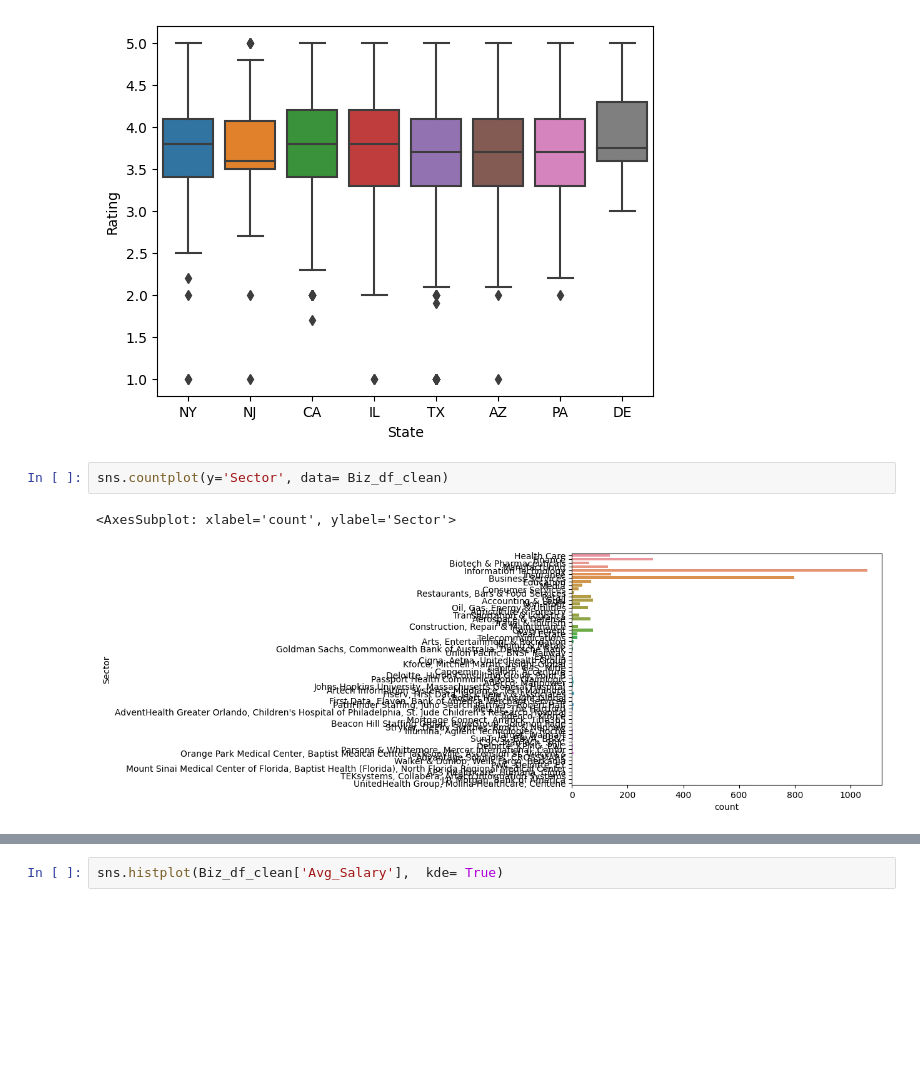
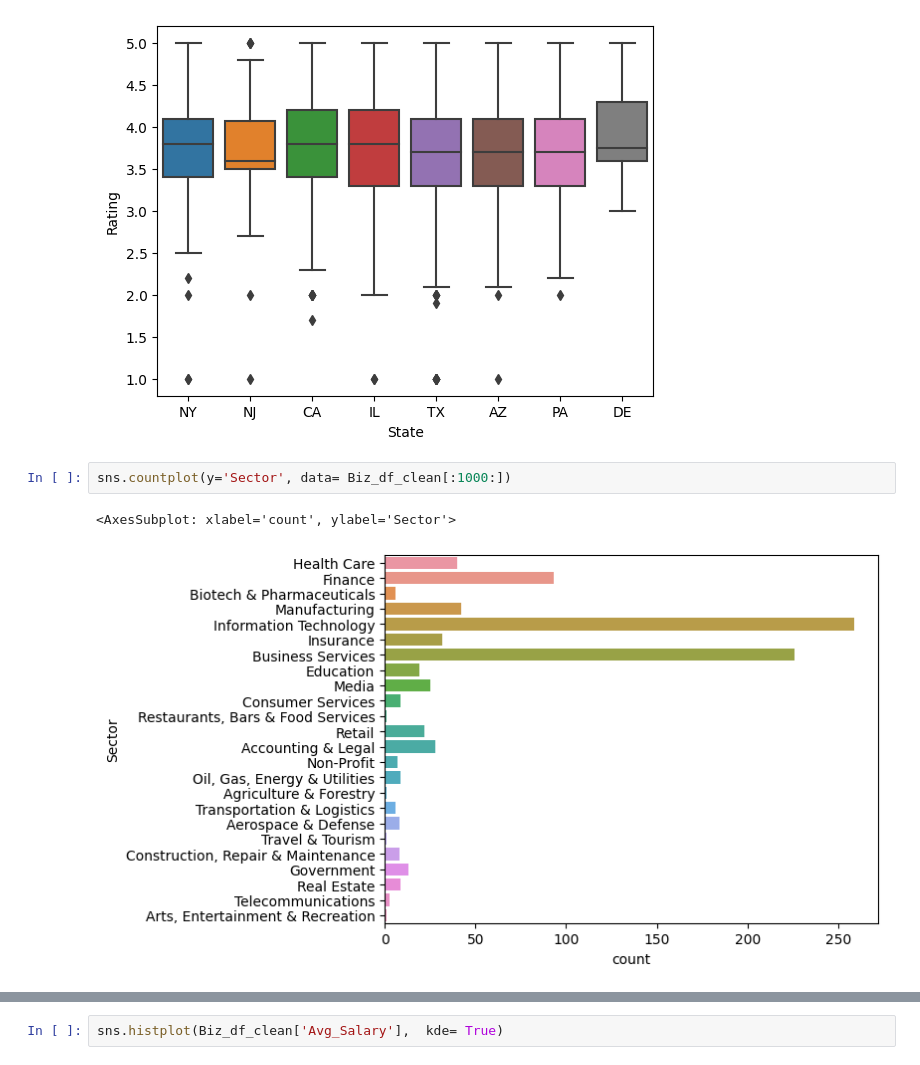
Before and after one commit to tsbarry/The_Job_Market, a Jupyter notebook: transform_data.ipynb, the cells around one changed output, grey strips where cells are left out. Saved outputs shown, nothing was run; the diff lists cells and outputs as text; blank space fills up the shorter version.

```diff
--- a/transform_data.ipynb
+++ b/transform_data.ipynb
@@ -283,7 +283,7 @@ sns.boxplot(x= 'State', y= 'Rating', data= Biz_df_clean)
 <AxesSubplot: xlabel='State', ylabel='Rating'>
 [figure]
 # %%
-sns.countplot(y='Sector', data= Biz_df_clean)
+sns.countplot(y='Sector', data= Biz_df_clean[:1000:])
 # %% [output]
 <AxesSubplot: xlabel='count', ylabel='Sector'>
-[figure, old version]
+[figure, new version]
```
Also changed, not shown: parts of 1 cell of this notebook, 2 other files.
